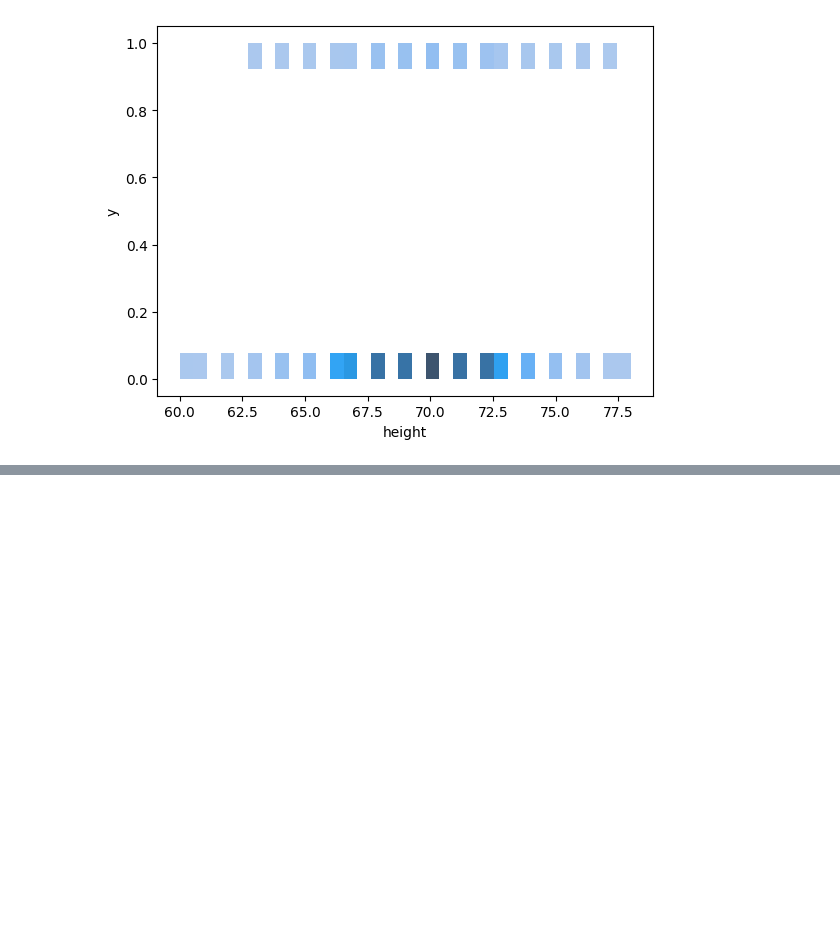
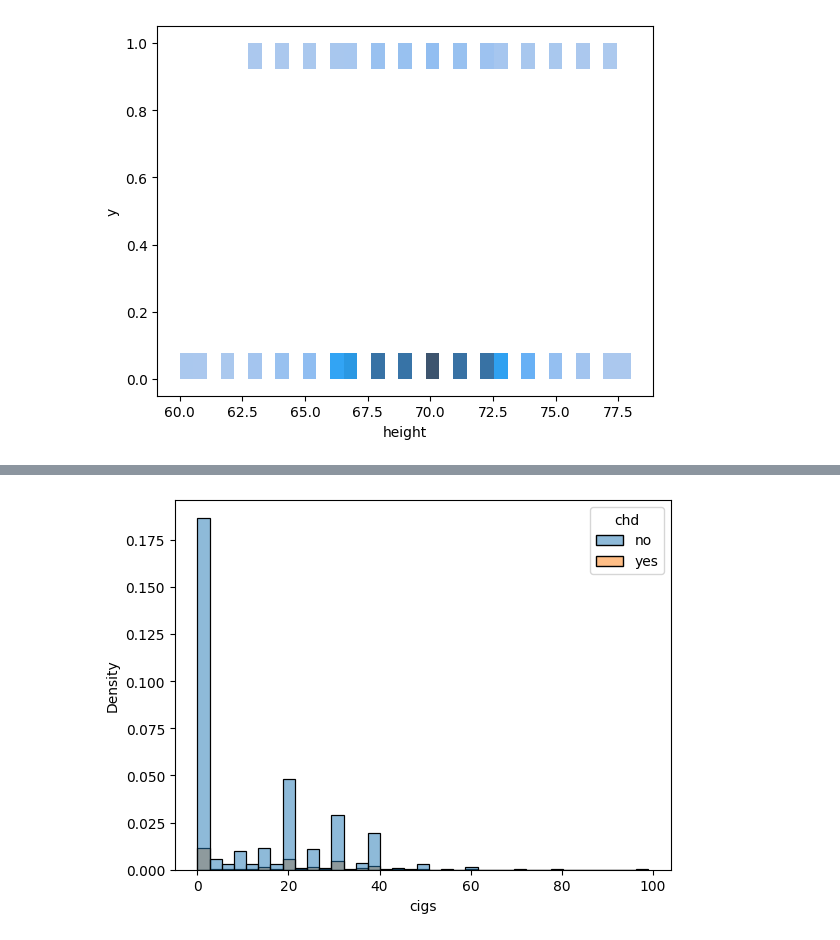
Before and after one commit to percivalphakath/Extending-the-Linear-Model-with-Python, a Jupyter notebook: Chapter2-BinaryResponse.ipynb, the cells around one changed output, grey strips where cells are left out. Cells and saved outputs as stored; diff of their text form; code cells hidden in the pictures; blank space fills up the shorter version.

```diff
--- a/Chapter2-BinaryResponse.ipynb
+++ b/Chapter2-BinaryResponse.ipynb
@@ -44,0 +70,8 @@ sns.histplot(data=wcgs,
+# %%
+# Plot a histogram - Density cigarette distribution for men with and without heart disease.
+sns.histplot(data=wcgs,
+             x = 'cigs',
+             hue = 'chd',
+             stat='density');
+# %% [output]
+[figure, added]
```
Also changed, not shown: parts of 4 cells of this notebook.
